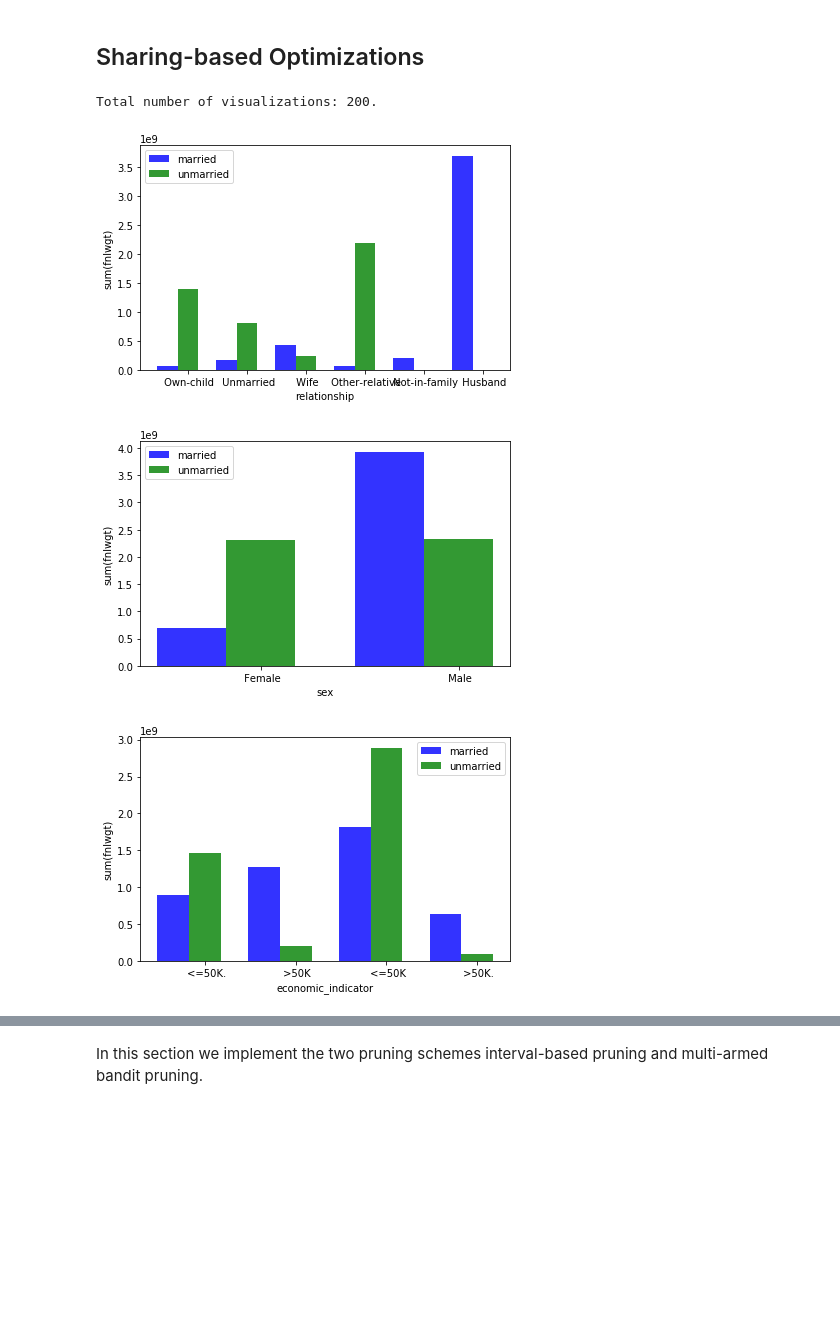
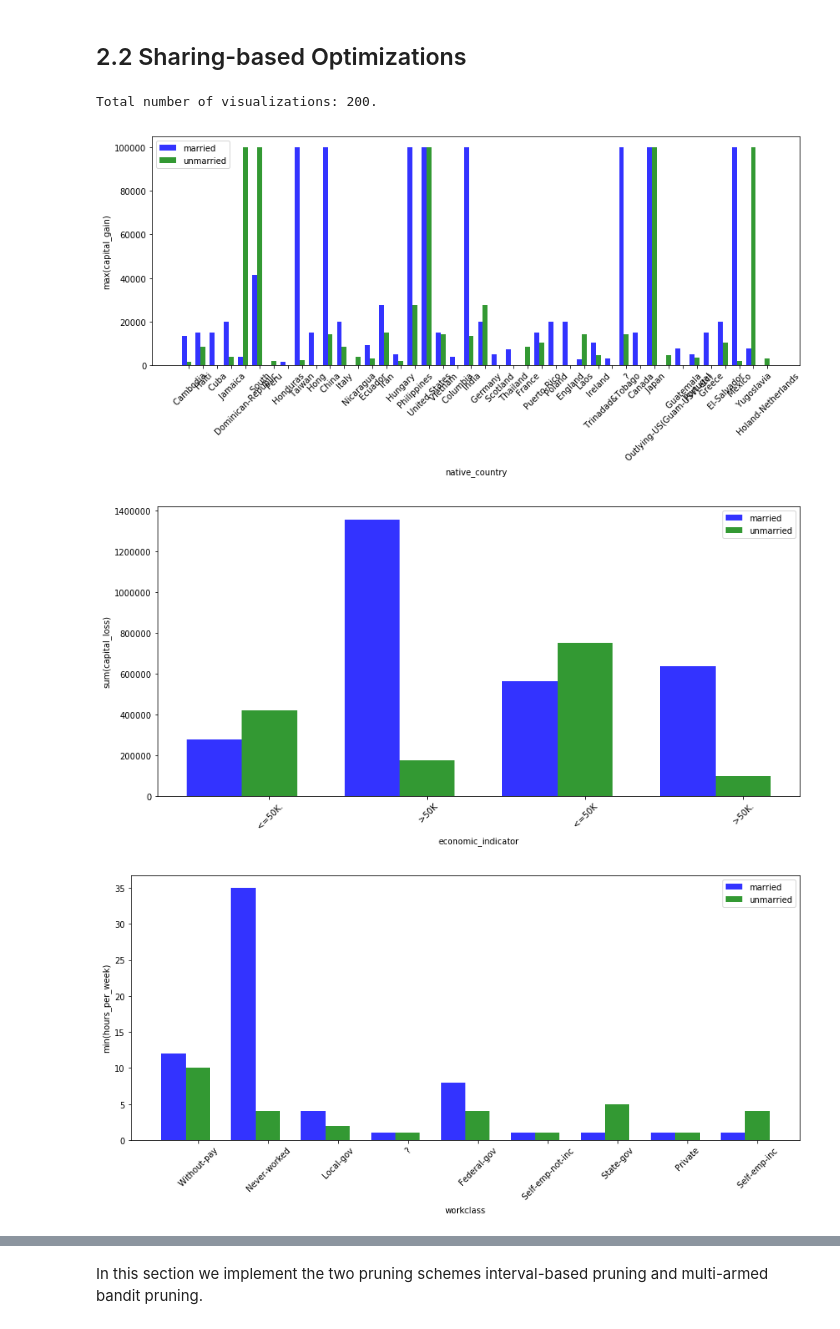
Before and after one commit to snknitin/-SeeDB, a Jupyter notebook: Code/SeeDB Experiments.ipynb, the cells around one changed output, grey strips where cells are left out. Drawn from its saved outputs; the diff is of its cells as text; code cells hidden in the pictures; blank space fills up the shorter version.

```diff
--- a/Code/SeeDB Experiments.ipynb
+++ b/Code/SeeDB Experiments.ipynb
@@ -7,6 +7,7 @@ import numpy as np
 import pandas as pd
 import matplotlib.pyplot as plt
 %matplotlib inline
+plt.rcParams["figure.figsize"] = (12, 6)
 
 from itertools import product
 # %% [markdown]
@@ -95,24 +96,18 @@ for i in range(n_phases):
-# %%
-def categorical_kl(tgt, ref):
-    return -np.sum([qi * np.log(pi/qi) for qi, pi in zip(tgt, ref)])
-
-def continuous_kl(tgt, ref):
-    d = tgt - ref
-    return 0.5 * np.dot(d.T, d)
-
-# KL-Divergence(target, reference)
-def kl_divergence(target_df, reference_df, function):
-    tgt = target_df.reshape(-1)
-    ref = reference_df.reshape(-1)
-
-    if function == 'count':
-        tgt_prob = tgt / np.sum(tgt)
-        ref_prob = ref / np.sum(ref)
-        return categorical_kl(tgt_prob, ref_prob)
-    else:
-        return continuous_kl(tgt, ref)
+# %%
+# KL-Divergence(target, reference)
+def kl_divergence(target_val, reference_val):
+    tgt = target_val.reshape(-1)
+    ref = reference_val.reshape(-1)
+
+    if np.sum(tgt) > 0 and np.sum(ref) > 0:
+        tgt_prob = tgt / np.sum(tgt)
+        ref_prob = ref / np.sum(ref)
+
+        return -np.sum([qi * np.log(pi/qi) for qi, pi in zip(tgt_prob, ref_prob) if pi > 0 and qi > 0])
+    else:
+        return -0.
 # %% [markdown]
-## Sharing-based Optimizations
+## 2.2 Sharing-based Optimizations
 # %%
 functions = ["avg", "sum", "min", "max", "count"]
 attributes = ["workclass", "education", "occupation", "relationship", "race", "sex", "native_country", "economic_indicator"]
@@ -161,39 +156,39 @@ for vid, (f, m, a) in views.items():
 
     tgt_val = tmp['v{}_tgt'.format(vid)].values
     ref_val = tmp['v{}_ref'.format(vid)].values
-    score = kl_divergence(tgt_val, ref_val, f)
+    score = kl_divergence(tgt_val, ref_val)
     view_scores[vid] = score
 
 views_ranking = sorted(view_scores.items(), key=lambda x: x[1], reverse=True)
 
 def top_k_views(ranking, k):
     for vid in ranking[:k]:
         f, m, a = views[vid]
 
         query = "SELECT {}, {}({}) FROM married GROUP BY {};".format(a, f, m, a)
         cur.execute(query)
         tgt_rows = cur.fetchall()
 
         query = "SELECT {}, {}({}) FROM unmarried GROUP BY {};".format(a, f, m, a)
         cur.execute(query)
         ref_rows = cur.fetchall()
 
         tgt_dict = dict(tgt_rows)
         ref_dict = dict(ref_rows)
 
         for k in tgt_dict.keys():
             if k not in ref_dict:
                 ref_dict[k] = 0
 
         for k in ref_dict.keys():
             if k not in tgt_dict:
                 tgt_dict[k] = 0
 
         visualize(tgt_dict, ref_dict, (a, m, f))
 
 K = 5
 top_k_views([r[0] for r in views_ranking], K)
 # %% [output]
-[figure, old version]
+[figure, new version]
-[figure, old version]
+[figure, new version]
-[figure, old version]
+[figure, new version]
```
Also changed, not shown: parts of 10 cells of this notebook.
